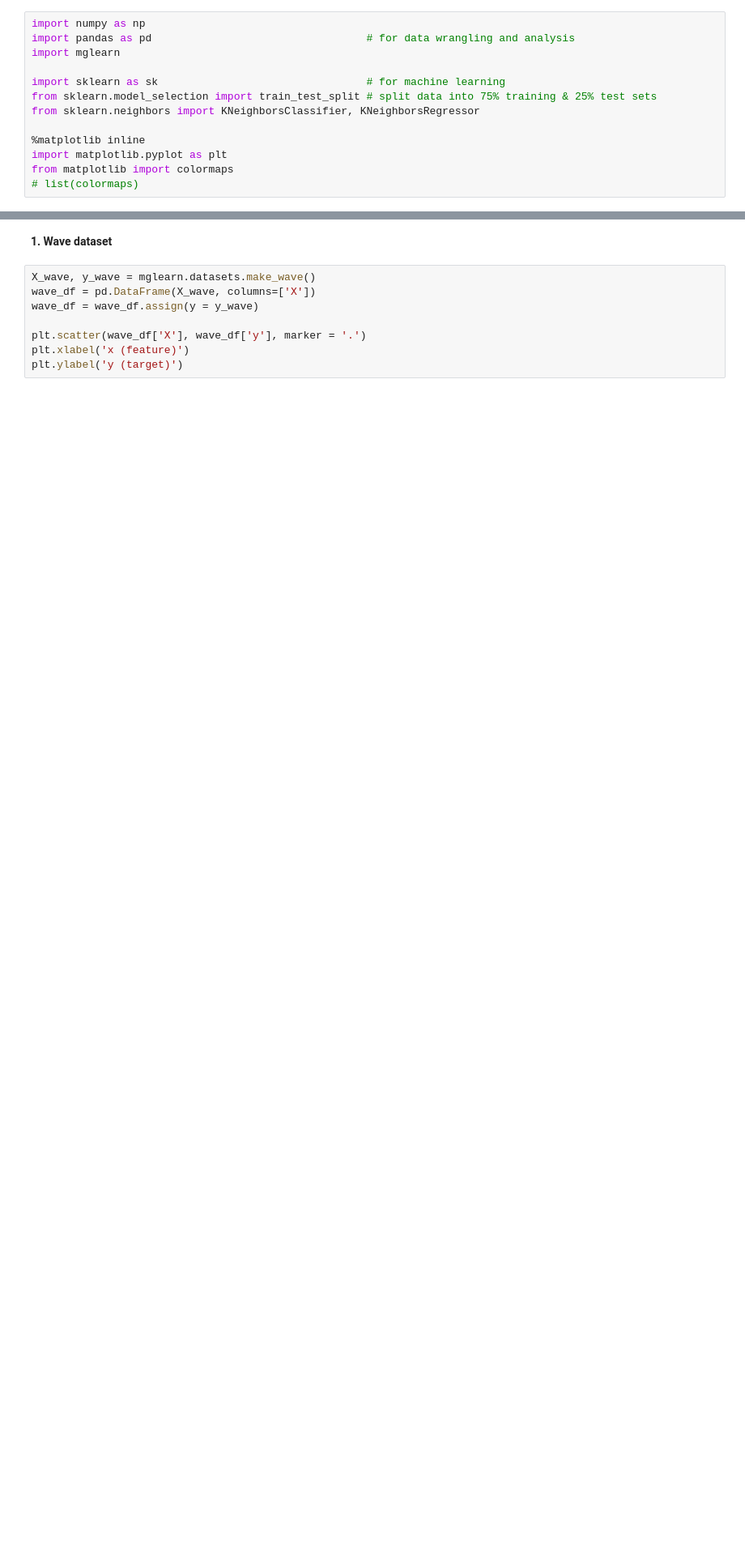
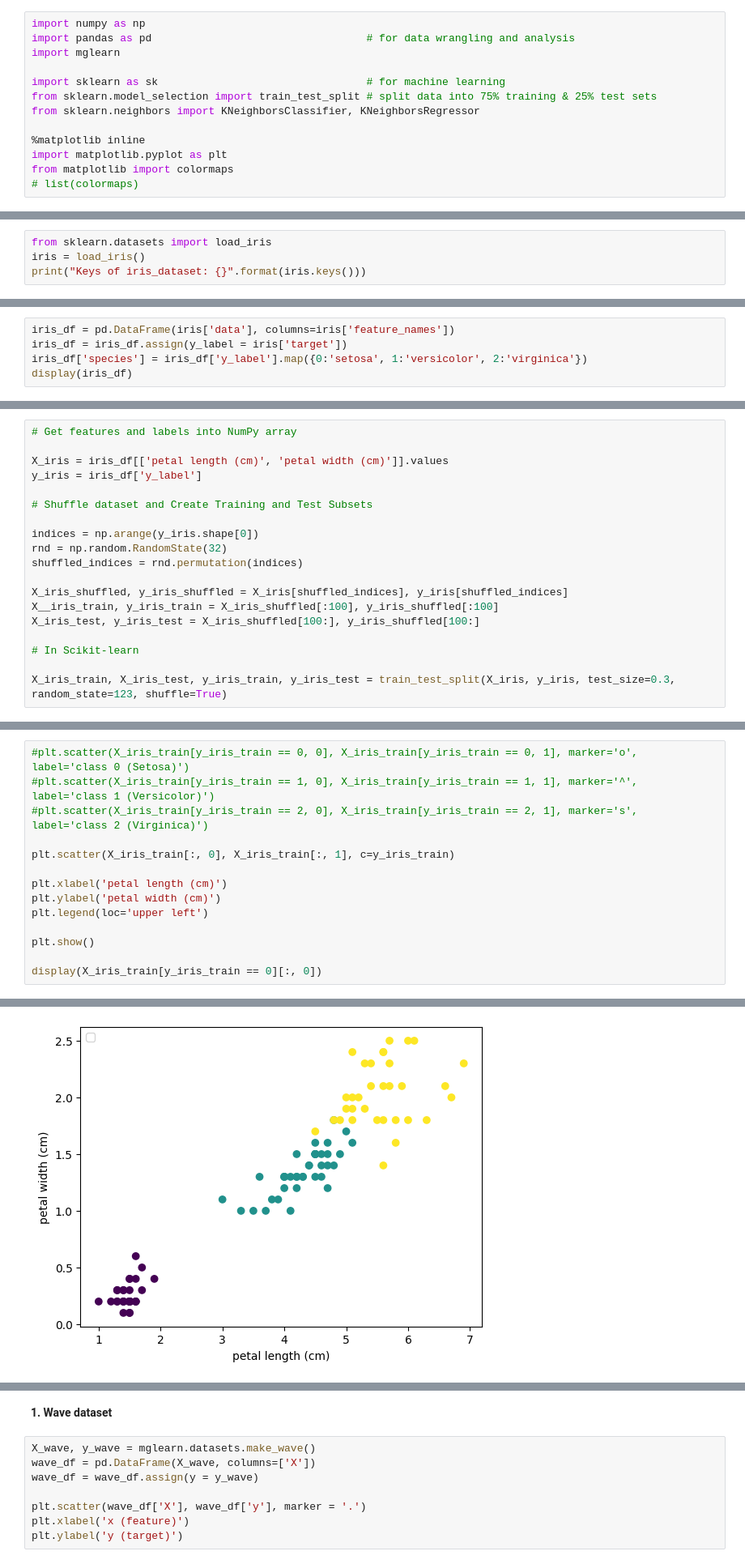
Before and after one commit to pquynhvu/ML, a Jupyter notebook: supervised-learning/knn.ipynb, the cells around one changed output, grey strips where cells are left out. Shown at 81% size. Drawn from its saved outputs; the diff is of its cells as text; blank space fills up the shorter version.

```diff
--- a/supervised-learning/knn.ipynb
+++ b/supervised-learning/knn.ipynb
@@ -13,0 +18,4 @@ from matplotlib import colormaps
+# %%
+from sklearn.datasets import load_iris
+iris = load_iris()
+print("Keys of iris_dataset: {}".format(iris.keys()))
@@ -13,0 +24,5 @@ from matplotlib import colormaps
+# %%
+iris_df = pd.DataFrame(iris['data'], columns=iris['feature_names'])
+iris_df = iris_df.assign(y_label = iris['target'])
+iris_df['species'] = iris_df['y_label'].map({0:'setosa', 1:'versicolor', 2:'virginica'})
+display(iris_df)
@@ -13,0 +43,19 @@ from matplotlib import colormaps
+# %%
+# Get features and labels into NumPy array
+
+X_iris = iris_df[['petal length (cm)', 'petal width (cm)']].values
+y_iris = iris_df['y_label']
+
+# Shuffle dataset and Create Training and Test Subsets
+
+indices = np.arange(y_iris.shape[0])
+rnd = np.random.RandomState(32)
+shuffled_indices = rnd.permutation(indices)
+
+X_iris_shuffled, y_iris_shuffled = X_iris[shuffled_indices], y_iris[shuffled_indices]
+X__iris_train, y_iris_train = X_iris_shuffled[:100], y_iris_shuffled[:100]
+X_iris_test, y_iris_test = X_iris_shuffled[100:], y_iris_shuffled[100:]
+
+# In Scikit-learn
+
+X_iris_train, X_iris_test, y_iris_train, y_iris_test = train_test_split(X_iris, y_iris, test_size=0.3, random_state=123, shuffle=True)
@@ -13,0 +77,15 @@ from matplotlib import colormaps
+# %%
+#plt.scatter(X_iris_train[y_iris_train == 0, 0], X_iris_train[y_iris_train == 0, 1], marker='o', label='class 0 (Setosa)')
+#plt.scatter(X_iris_train[y_iris_train == 1, 0], X_iris_train[y_iris_train == 1, 1], marker='^', label='class 1 (Versicolor)')
+#plt.scatter(X_iris_train[y_iris_train == 2, 0], X_iris_train[y_iris_train == 2, 1], marker='s', label='class 2 (Virginica)')
+
+plt.scatter(X_iris_train[:, 0], X_iris_train[:, 1], c=y_iris_train)
+
+plt.xlabel('petal length (cm)')
+plt.ylabel('petal width (cm)')
+plt.legend(loc='upper left')
+
+plt.show()
+
+display(X_iris_train[y_iris_train == 0][:, 0])
+# %% [output]
@@ -13,0 +93 @@ from matplotlib import colormaps
+[figure, added]
```
Also changed, not shown: parts of 11 cells of this notebook, 1 other file.
